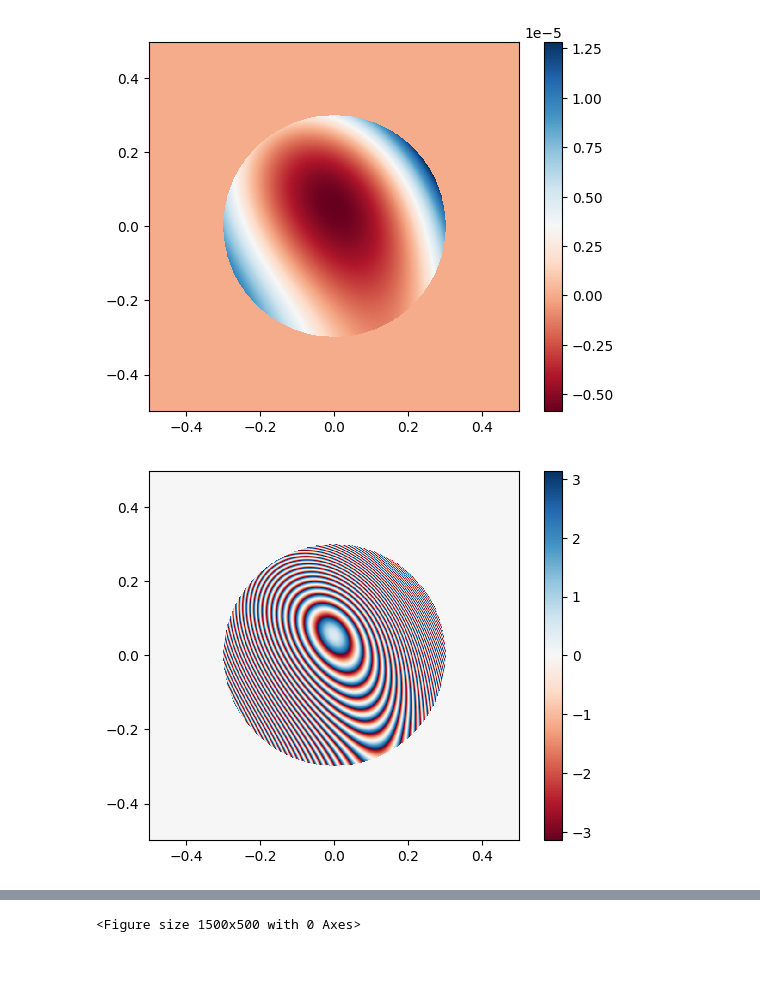
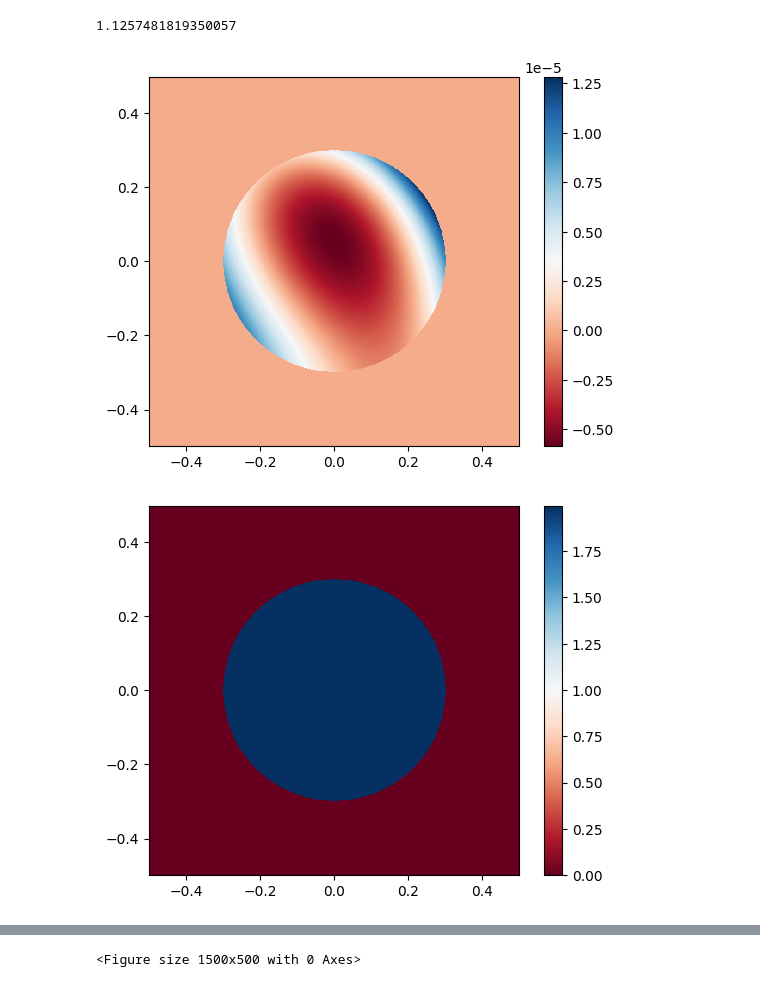
Before and after one commit to papjey/AO_model, a Jupyter notebook: examples/test.ipynb, the cells around one changed output, grey strips where cells are left out. Cells and saved outputs as stored; diff of their text form; code cells hidden in the pictures.

```diff
--- a/examples/test.ipynb
+++ b/examples/test.ipynb
@@ -7,10 +7,36 @@ from hcipy.atmosphere import *
 from imageio import get_writer
 from tqdm import tqdm
 # %%
+
+def get_star_power(luminosity, distance_to_star=600, relative_magnitude=0.5):
+    permitivity = 8.854187817e-12 #F/m
+    c = 299792458 #m/s
+    diameter_t = 152 #mm
+    sun_luminosity = 3.828e26 #W
+    distance = distance_to_star * 9.461e15 #m
+    star_luminosity = sun_luminosity * luminosity #W
+    star_flux_density = star_luminosity/(4*np.pi*distance**2) #W/m^2
+    area = np.pi*(diameter_t/2)**2 #m^2
+    electric_field = np.sqrt(star_flux_density*(2/(permitivity*c)))
+    el_power_at_pupil = electric_field**2 * area
+
+    janskys = 1e-26 #W/(m^2 Hz)
+    flux_m0_V = 3640 # Janskys at V band - 550nm
+    delta_m = relative_magnitude
+    scale = 2.512**delta_m
+    flux_m = flux_m0_V * scale
+    flux_m = flux_m * janskys #W/m^2
+    electric_field_m = np.sqrt(flux_m*(2/(permitivity*c)))
+    el_power_at_pupil_m = electric_field_m**2 * area
+    print(el_power_at_pupil_m)
+    return el_power_at_pupil, el_power_at_pupil_m
+
 
 N = 801 #Resolution of the grid.
 d = 0.6 #Diameter of the aperture.
 wavelength = 590e-9 # meters. Wavelength of the light.
+luminosity = 87100 #W/m^2. Intensity of the light times the luminosity of the sun
+distance_to_star = 600 #ly
 coeficients_flat = [0, 0, 0, 0, 0, 0, 0, 0] #flat wavefront.
 #coeficients = [0, 295e-9, 0, 0, 0, 0, 0, 0] #tilted wavefront.
 coeficients = [0, 0, 0, 3200e-9, 2000e-9, 1200e-9, 600e-9, 300e-9]
@@ -29,20 +55,24 @@ full_wf_flat = zern_flat.linear_combination(coeficients_flat)
 pupil_wavefront_flat = Wavefront(np.exp(1j*((2*np.pi)/590e-9)*full_wf_flat)*aperture, wavelength=590e-9)
 
 
-pupil_wavefront.total_power = 100000
+pupil_wavefront.total_power = 1e-13
+pupil_wavefront_flat.total_power = get_star_power(luminosity, distance_to_star=distance_to_star)
+print(pupil_wavefront_flat.total_power)
+# %% [output]
+1.1257481819350057
 # %%
 
 # imshow_field(aperture, cmap='RdBu')
 # plt.colorbar()
 # plt.show()
 
 imshow_field(full_wf, cmap='RdBu')
 plt.colorbar()
 plt.show()
 
-imshow_field(pupil_wavefront.phase, cmap='RdBu')
+imshow_field(pupil_wavefront_flat.amplitude, cmap='RdBu')
 plt.colorbar()
 plt.show()
 # %% [output]
 [figure]
-[figure, old version]
+[figure, new version]
```
Also changed, not shown: parts of 4 cells of this notebook.
